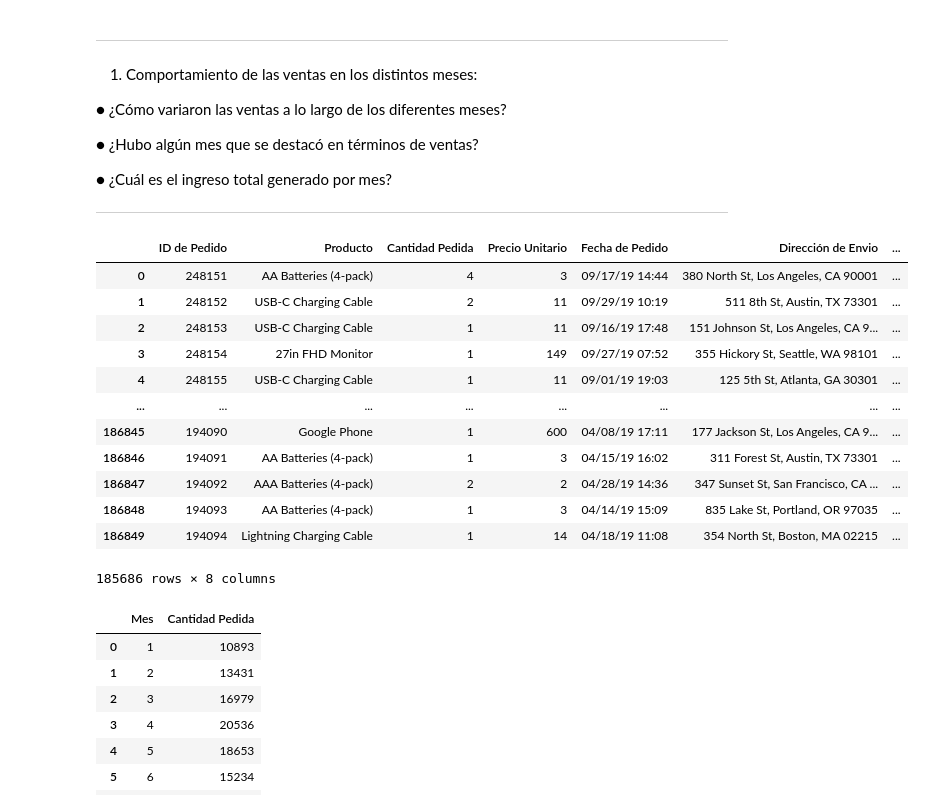
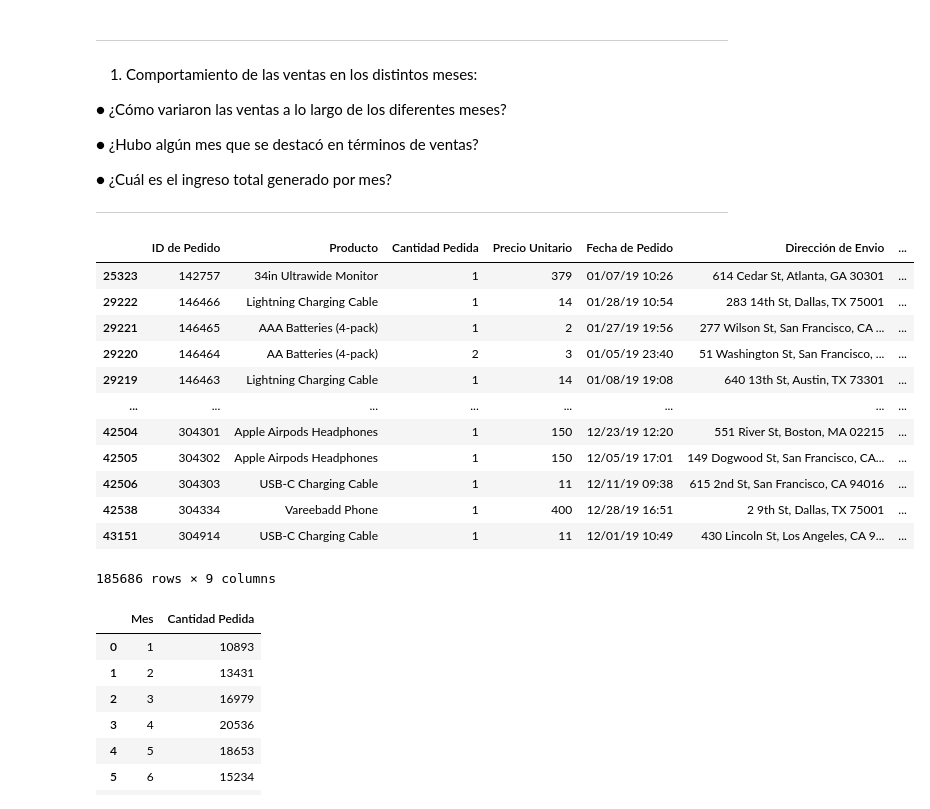
Before and after one commit to GhostMc10/E-DE-A-DE-M_Y_BIG-DATA, a Jupyter notebook: NuevoBig_6.ipynb, the cells around one changed output. Drawn from its saved outputs; the diff is of its cells as text; code cells hidden in the pictures.

```diff
--- a/NuevoBig_6.ipynb
+++ b/NuevoBig_6.ipynb
@@ -149,22 +155,23 @@ def extraer_mes(datos):
 # %%
 datos_combinados =  extraer_mes(datos_combinados) #Aplicamos la funcion
 
 
+datos_combinados = datos_combinados.sort_values(by='Mes')#ordeno los meses
 datos_combinados
 # %% [output]
 |  | ID de Pedido | Producto | Cantidad Pedida | Precio Unitario | Fecha de Pedido | Dirección de Envio | ... |
-| 0 | 248151 | AA Batteries (4-pack) | 4 | 3 | 09/17/19 14:44 | 380 North St, Los Angeles, CA 90001 | ... |
-| 1 | 248152 | USB-C Charging Cable | 2 | 11 | 09/29/19 10:19 | 511 8th St, Austin, TX 73301 | ... |
-| 2 | 248153 | USB-C Charging Cable | 1 | 11 | 09/16/19 17:48 | 151 Johnson St, Los Angeles, CA 9... | ... |
-| 3 | 248154 | 27in FHD Monitor | 1 | 149 | 09/27/19 07:52 | 355 Hickory St, Seattle, WA 98101 | ... |
-| 4 | 248155 | USB-C Charging Cable | 1 | 11 | 09/01/19 19:03 | 125 5th St, Atlanta, GA 30301 | ... |
+| 25323 | 142757 | 34in Ultrawide Monitor | 1 | 379 | 01/07/19 10:26 | 614 Cedar St, Atlanta, GA 30301 | ... |
+| 29222 | 146466 | Lightning Charging Cable | 1 | 14 | 01/28/19 10:54 | 283 14th St, Dallas, TX 75001 | ... |
+| 29221 | 146465 | AAA Batteries (4-pack) | 1 | 2 | 01/27/19 19:56 | 277 Wilson St, San Francisco, CA ... | ... |
+| 29220 | 146464 | AA Batteries (4-pack) | 2 | 3 | 01/05/19 23:40 | 51 Washington St, San Francisco, ... | ... |
+| 29219 | 146463 | Lightning Charging Cable | 1 | 14 | 01/08/19 19:08 | 640 13th St, Austin, TX 73301 | ... |
 | ... | ... | ... | ... | ... | ... | ... | ... |
-| 186845 | 194090 | Google Phone | 1 | 600 | 04/08/19 17:11 | 177 Jackson St, Los Angeles, CA 9... | ... |
-| 186846 | 194091 | AA Batteries (4-pack) | 1 | 3 | 04/15/19 16:02 | 311 Forest St, Austin, TX 73301 | ... |
-| 186847 | 194092 | AAA Batteries (4-pack) | 2 | 2 | 04/28/19 14:36 | 347 Sunset St, San Francisco, CA ... | ... |
-| 186848 | 194093 | AA Batteries (4-pack) | 1 | 3 | 04/14/19 15:09 | 835 Lake St, Portland, OR 97035 | ... |
-| 186849 | 194094 | Lightning Charging Cable | 1 | 14 | 04/18/19 11:08 | 354 North St, Boston, MA 02215 | ... |
+| 42504 | 304301 | Apple Airpods Headphones | 1 | 150 | 12/23/19 12:20 | 551 River St, Boston, MA 02215 | ... |
+| 42505 | 304302 | Apple Airpods Headphones | 1 | 150 | 12/05/19 17:01 | 149 Dogwood St, San Francisco, CA... | ... |
+| 42506 | 304303 | USB-C Charging Cable | 1 | 11 | 12/11/19 09:38 | 615 2nd St, San Francisco, CA 94016 | ... |
+| 42538 | 304334 | Vareebadd Phone | 1 | 400 | 12/28/19 16:51 | 2 9th St, Dallas, TX 75001 | ... |
+| 43151 | 304914 | USB-C Charging Cable | 1 | 11 | 12/01/19 10:49 | 430 Lincoln St, Los Angeles, CA 9... | ... |
-185686 rows × 8 columns
+185686 rows × 9 columns
 # %%
 # Agrupo los Productoos y la cantidad ordenada y realizo la sumatoria de los Productoos vendidos
 Productos_vendidos = datos_combinados.groupby('Mes')['Cantidad Pedida'].sum() #Aca se puede hacer muchas operaciones .sum() .min() .max() .std() etc
```
Also changed, not shown: parts of 6 cells of this notebook.
